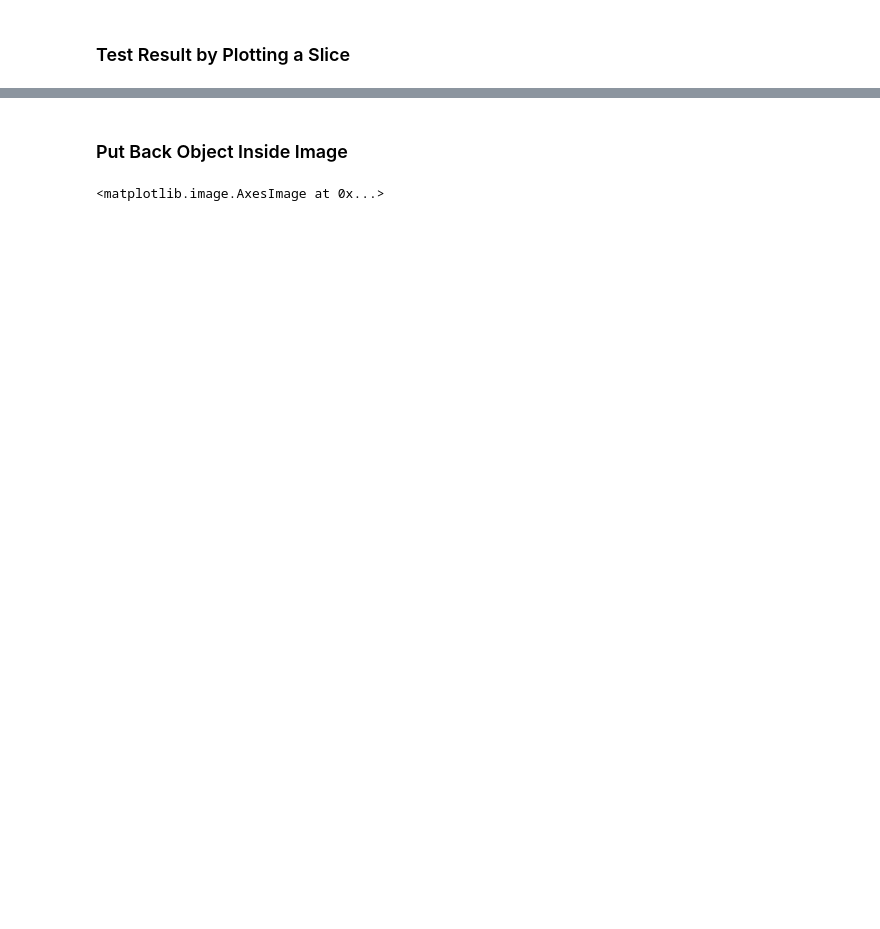
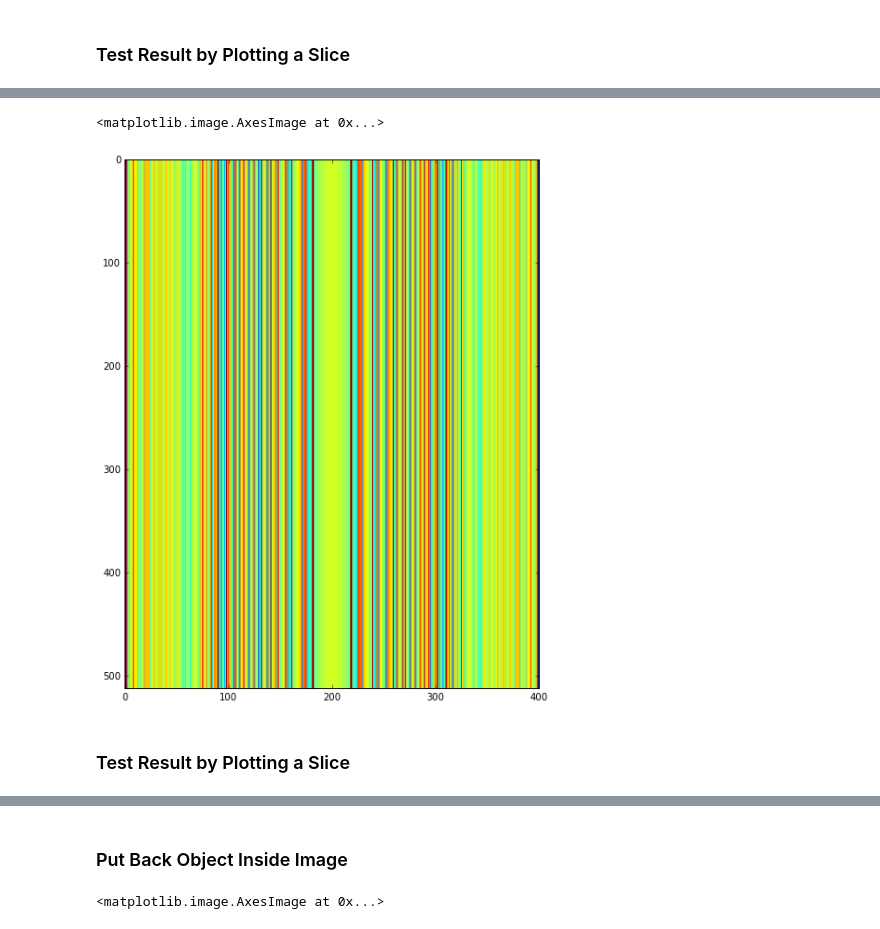
Before and after one commit to JeanBilheux/IPTS_16413, a Jupyter notebook: notebooks/test_cylindrical_correction_with_fits.ipynb, the cells around one changed output, grey strips where cells are left out. Saved outputs shown, nothing was run; the diff lists cells and outputs as text; code cells hidden in the pictures; blank space fills up the shorter version.

```diff
--- a/notebooks/test_cylindrical_correction_with_fits.ipynb
+++ b/notebooks/test_cylindrical_correction_with_fits.ipynb
@@ -97,3 +220,24 @@ divide by zero encountered in double_scalars
+# %%
+corrected_image = np.zeros([height, new_width])
+for _h in np.arange(height):
+    _expected_slice = []
+    _slice = truncated_image[_h, :]
+    for _index, _x in enumerate(np.arange(-outer_radius, outer_radius+1)):
+        _input_data = _slice[_index]
+#        _coeff = geometry_correction.inhomogeneous_correction(x=_x, inner_circle_r=inner_radius, outer_circle_r=outer_radius)
+        _coeff = factor_inho(x=_x, inner_circle_r=inner_radius, outer_circle_r=outer_radius)
+        _corrected_value = (_input_data * _coeff) / pixel_intensity
+        _expected_slice.append(_corrected_value)
+    corrected_image[_h, :] = _expected_slice
+
+fig1 =  plt.figure(figsize=(10,10))
+ax_img = plt.subplot(111)
+ax_img.imshow(corrected_image)
+# %% [output]
+<matplotlib.image.AxesImage at 0x...>
+[figure, added]
+# %% [markdown]
+### Test Result by Plotting a Slice
 # %%
 fig1 =  plt.figure(figsize=(10,10))
 ax_img = plt.subplot(111)
```
Also changed, not shown: parts of 24 cells of this notebook, 6 other files.
